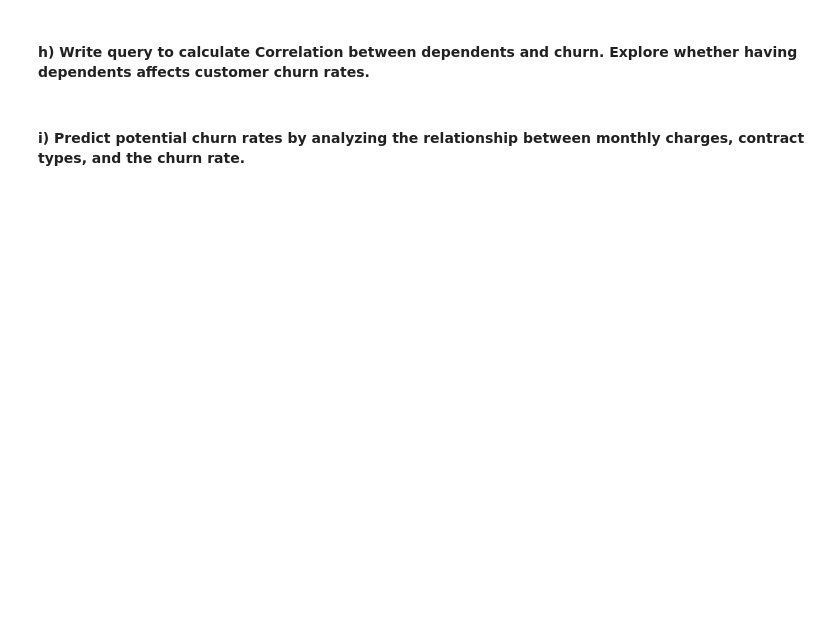
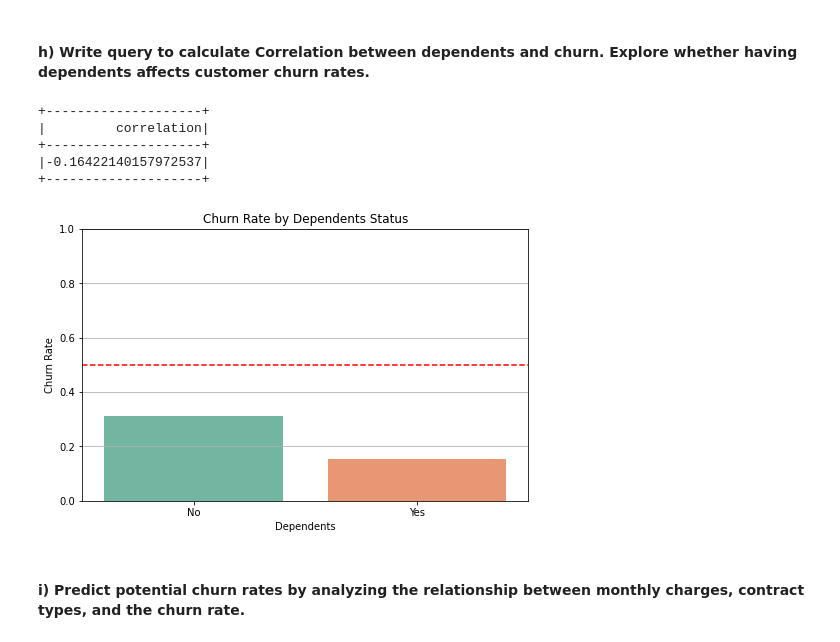
Before and after one commit to vskvj3/UST_Training, a Jupyter notebook: BigData/spark/Spark Workshop/Assignment 8 - Spark SQL.ipynb, the cells around one changed output. Saved outputs shown, nothing was run; the diff lists cells and outputs as text; code cells hidden in the pictures; blank space fills up the shorter version.

```diff
--- a/BigData/spark/Spark Workshop/Assignment 8 - Spark SQL.ipynb
+++ b/BigData/spark/Spark Workshop/Assignment 8 - Spark SQL.ipynb
@@ -256,4 +367,56 @@ plt.show()
 # %% [markdown]
 #### h) Write query to calculate Correlation between dependents and churn. Explore whether having dependents affects customer churn rates.
+# %%
+correlation_result = spark.sql(
+"""
+SELECT
+    CORR(DependentsNum, ChurnNum) AS correlation
+FROM (
+    SELECT
+        CAST(CASE WHEN Dependents = 'Yes' THEN 1 ELSE 0 END AS INT) AS DependentsNum,
+        CAST(CASE WHEN Churn = 'Yes' THEN 1 ELSE 0 END AS INT) AS ChurnNum
+    FROM
+        churn_data
+) AS correlation_data
+""")
+
+correlation_result.show()
+# %% [output]
++--------------------+
+|         correlation|
++--------------------+
+|-0.16422140157972537|
++--------------------+
+# %%
+dependents_churn_rate_df = spark.sql(
+"""
+SELECT
+    Dependents,
+    COUNT(*) AS total_customers,
+    SUM(CASE WHEN Churn = 'Yes' THEN 1 ELSE 0 END) AS churned_customers,
+    SUM(CASE WHEN Churn = 'Yes' THEN 1 ELSE 0 END) / COUNT(*) AS churn_rate
+FROM
+    churn_data
+GROUP BY
+    Dependents
+""")
+
+
+
+dependents_churn_rate_pd = dependents_churn_rate_df.toPandas()
+
+plt.figure(figsize=(8, 5))
+sns.barplot(x='Dependents', y='churn_rate', data=dependents_churn_rate_pd, palette='Set2')
+
+plt.title('Churn Rate by Dependents Status')
+plt.xlabel('Dependents')
+plt.ylabel('Churn Rate')
+plt.ylim(0, 1)
+plt.axhline(y=0.5, color='r', linestyle='--')  # Optional: add a line at 0.5 for reference
+plt.grid(axis='y')
+
+plt.show()
+# %% [output]
+[figure, added]
 # %% [markdown]
 #### i) Predict potential churn rates by analyzing the relationship between monthly charges, contract types, and the churn rate.
```
Also changed, not shown: parts of 13 cells of this notebook.
